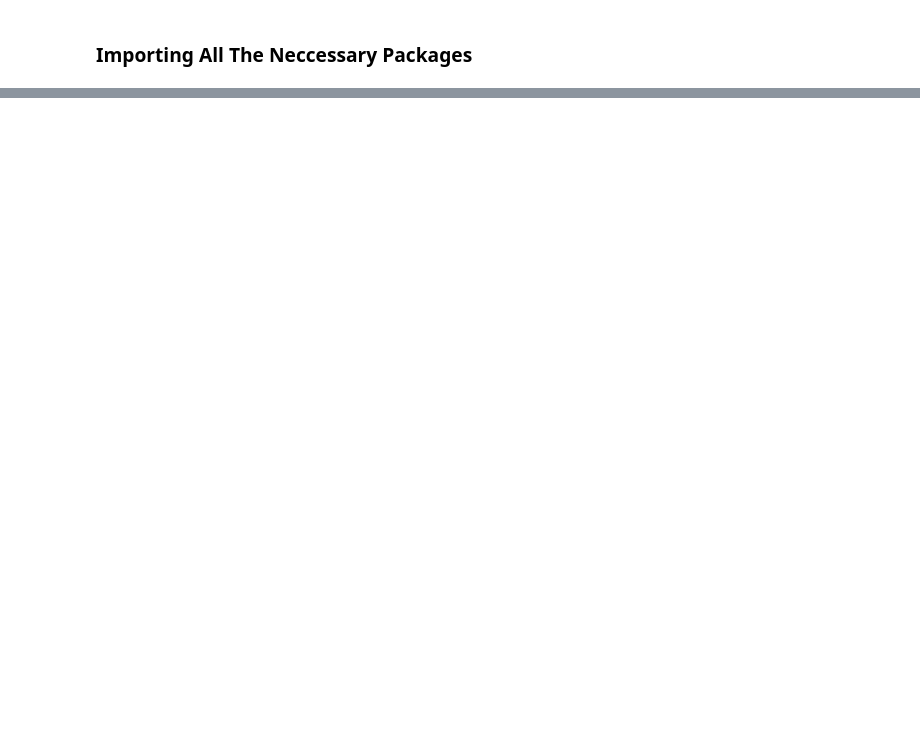
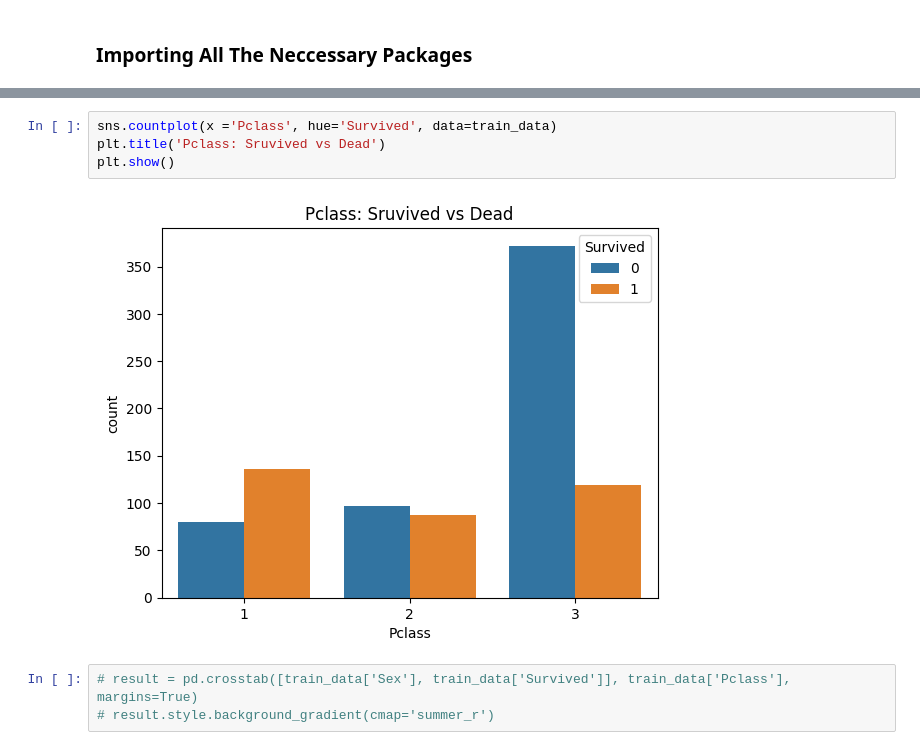
Before and after one commit to mohsinras525/EDA-and-Deeplearning, a Jupyter notebook: EDAforTitanicSurviver.ipynb, the cells around one changed output, grey strips where cells are left out. Saved outputs shown, nothing was run; the diff lists cells and outputs as text; blank space fills up the shorter version.

```diff
--- a/EDAforTitanicSurviver.ipynb
+++ b/EDAforTitanicSurviver.ipynb
@@ -109,0 +84,9 @@ Name: Age, Length: 88, dtype: int64
+# %%
+sns.countplot(x ='Pclass', hue='Survived', data=train_data)
+plt.title('Pclass: Sruvived vs Dead')
+plt.show()
+# %% [output]
+[figure, added]
+# %%
+# result = pd.crosstab([train_data['Sex'], train_data['Survived']], train_data['Pclass'], margins=True)
+# result.style.background_gradient(cmap='summer_r')
```
Also changed, not shown: parts of 26 cells of this notebook.
